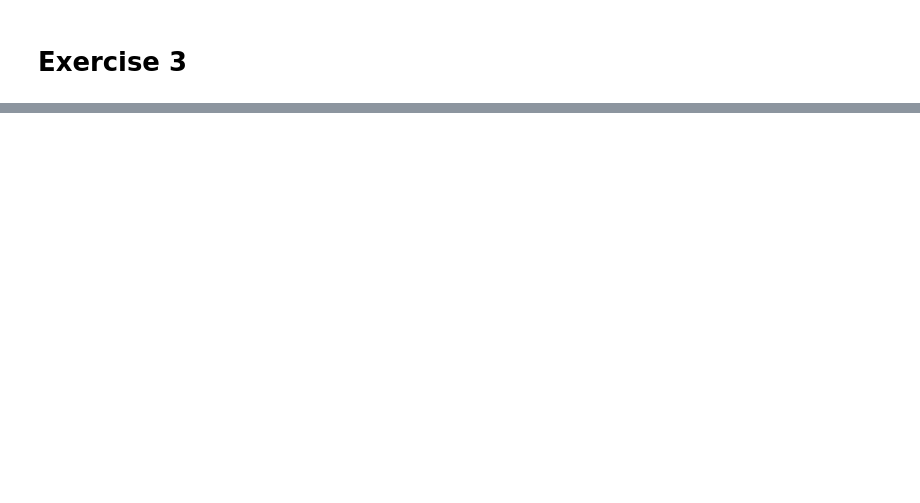
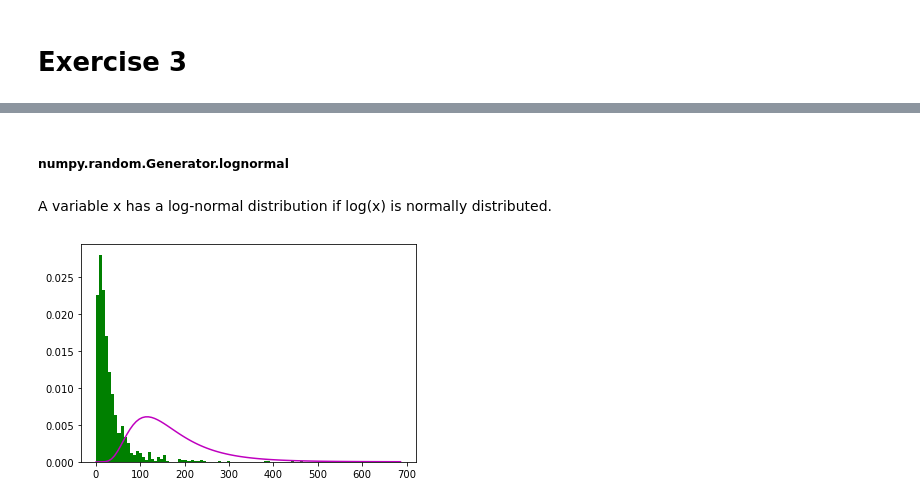
Before and after one commit to Anna20041983/funddata-assesment, a Jupyter notebook: practicals/02-randomness-exercises-checkpoint.ipynb, the cells around one changed output, grey strips where cells are left out. Cells and saved outputs as stored; diff of their text form; code cells hidden in the pictures; blank space fills up the shorter version.

```diff
--- a/practicals/02-randomness-exercises-checkpoint.ipynb
+++ b/practicals/02-randomness-exercises-checkpoint.ipynb
@@ -129,0 +211,21 @@ ax.hist(coin, bins=10)
+# %% [markdown]
+##### numpy.random.Generator.lognormal
+# %% [markdown]
+ A variable x has a log-normal distribution if log(x) is normally distributed.
+# %%
+# Mean and standard deviation
+mu = 5
+sigma = 0.5
+
+rng = np.random.default_rng().lognormal(mu, sigma, 100)
+
+x = np.linspace(min(bins), max(bins), 100)
+
+pdf = (np.exp(-(np.log(x) - mu)**2 / (2 * sigma**2))
+       / (x * sigma * np.sqrt(2 * np.pi)))
+
+plt.hist(s, 100, density=True, color='g')
+plt.plot(x, pdf, color='m')
+plt.show()
+# %% [output]
+[figure, added]
```
Also changed, not shown: parts of 16 cells of this notebook, 2 other files.
